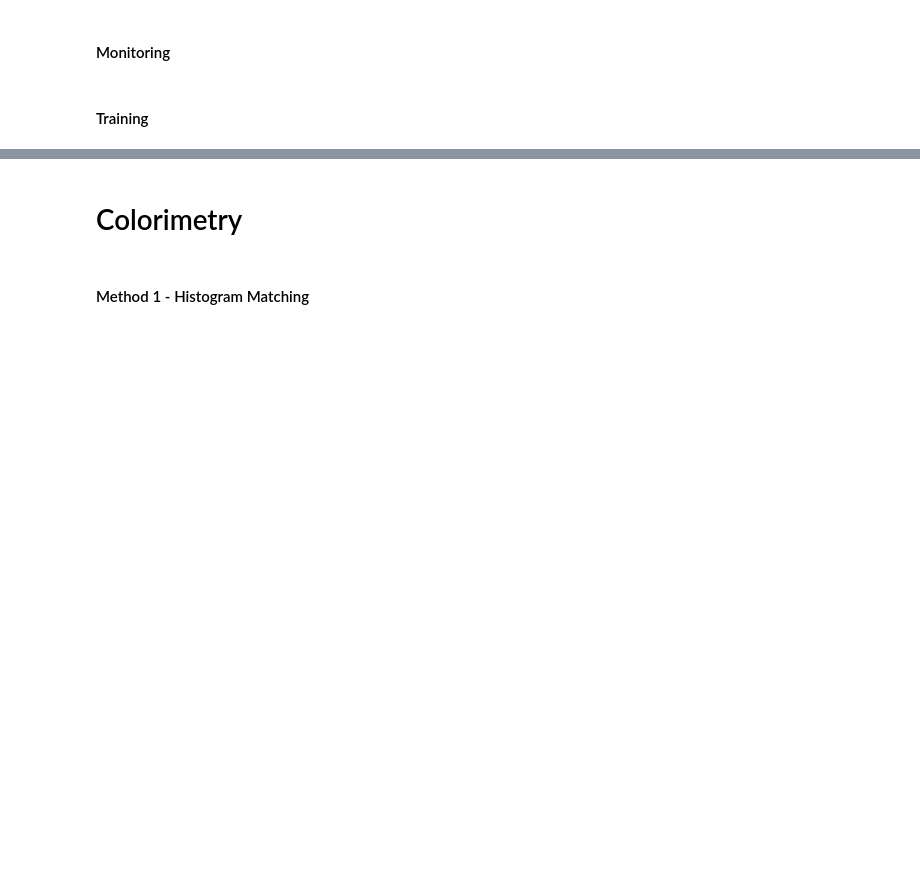
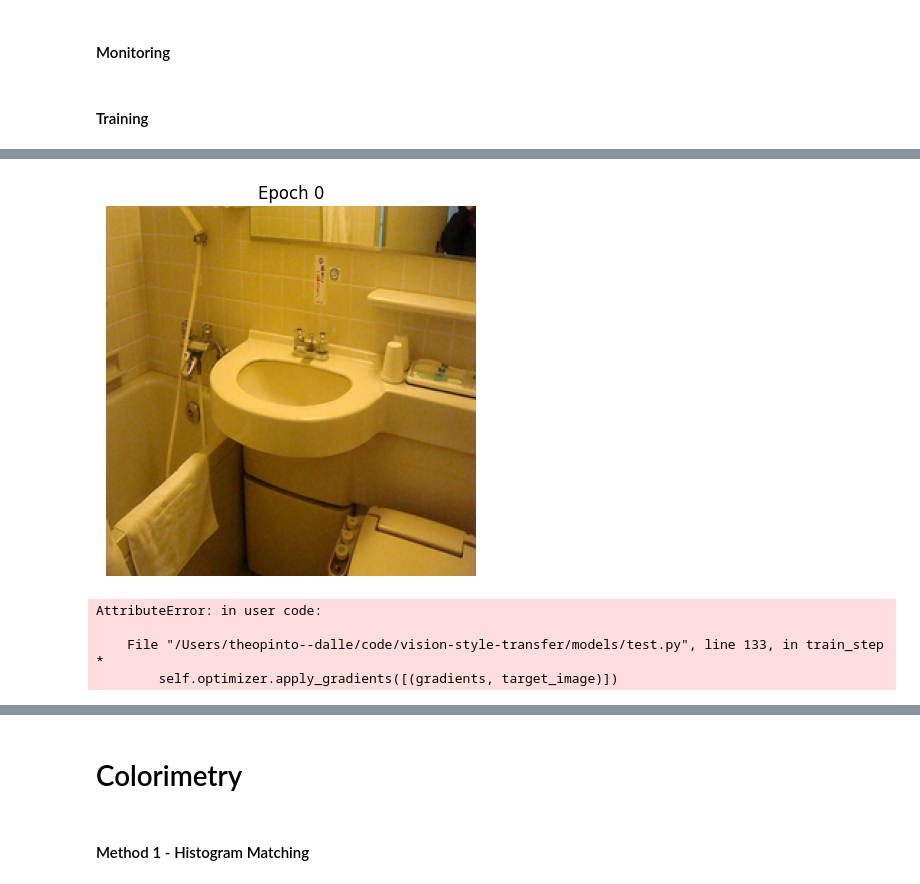
Before and after one commit to thpnt/vision-style-transfer, a Jupyter notebook: notebooks/style-transfer.ipynb, the cells around one changed output, grey strips where cells are left out. Cells and saved outputs as stored; diff of their text form; code cells hidden in the pictures; blank space fills up the shorter version.

```diff
--- a/notebooks/style-transfer.ipynb
+++ b/notebooks/style-transfer.ipynb
@@ -306,0 +367,29 @@ clear_monitoring_files(version='maya2')
+# %%
+target_size = (256, 256)
+# %%
+# Instantiate model
+feature_extractor = get_feature_extractor(get_vgg(input_shape=target_size), CONTENT_LAYERS + STYLE_LAYERS)
+model = StyleTransferModel(feature_extractor=feature_extractor, target_size=target_size, learning_rate=1e-3)
+weights = {
+    "content": 1,
+    "style": 1e5,
+    "tv": 1e-6
+} # Loss weights
+# %%
+
+# Load images
+random_number = np.random.randint(0, 20000)
+random_number = f"{random_number:05}"
+content_image_path = os.path.join(project_root, f"data/coco2017/raw_images/0{random_number}.jpg")
+content_image = load_image(content_image_path, target_size=(256,256))
+
+style_image_path = os.path.join(project_root, "data/optimization_method/starry_night.jpg")
+style_image = load_image(style_image_path, target_size=(256,256))
+# %%
+generated_image = model.fit(content_image, style_image, weights, n_epochs=500, version="cocotest", save=False)
+# %% [output]
+[figure, added]
+AttributeError: in user code:
+
+    File "/Users/theopinto--dalle/code/vision-style-transfer/models/test.py", line 133, in train_step  *
+        self.optimizer.apply_gradients([(gradients, target_image)])
```
Also changed, not shown: parts of 20 cells of this notebook, 9 other files.
